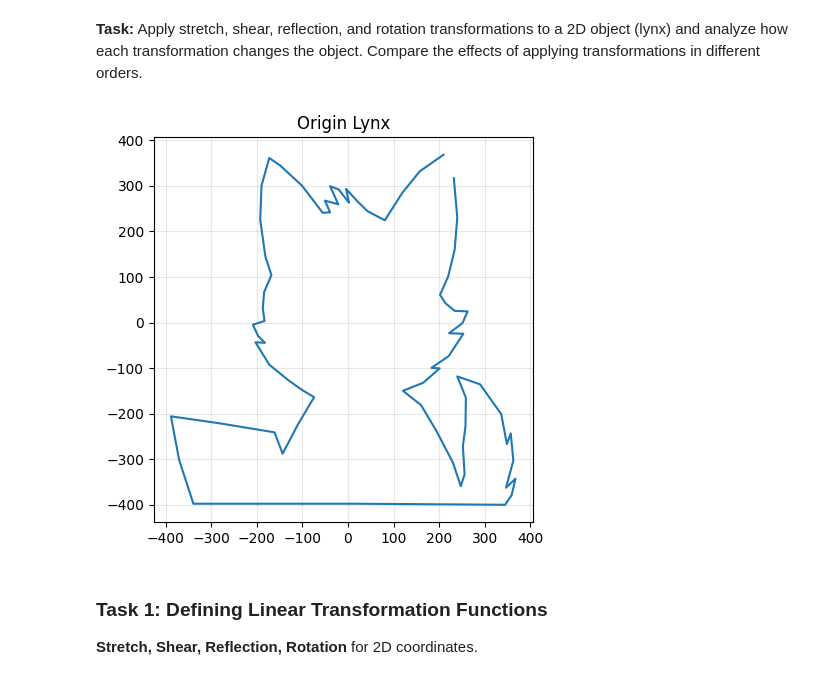
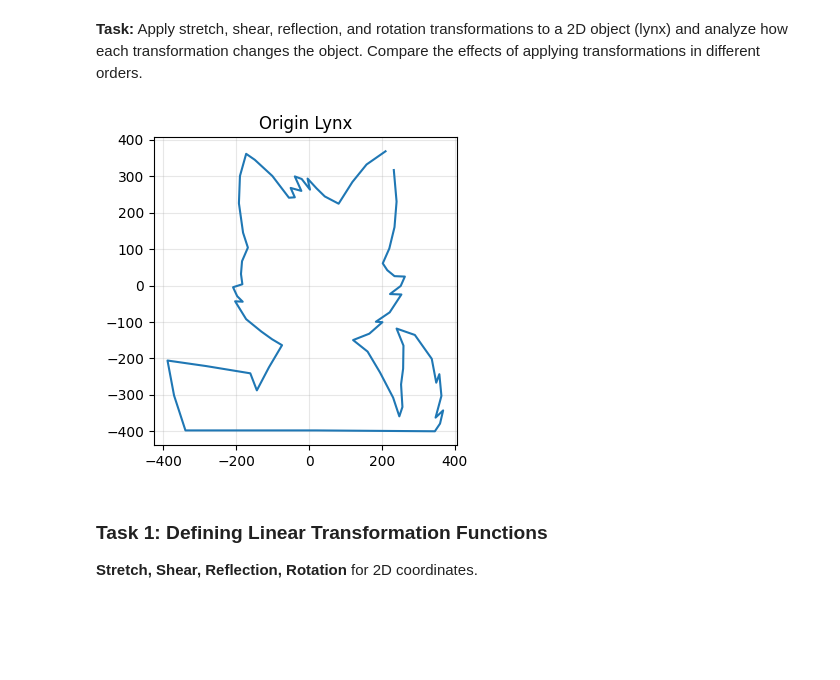
Before and after one commit to tmazko/Python_Labs_Applied_LA, a Jupyter notebook: Lab_1/ALA_Lab1_LT.ipynb, the cells around one changed output. Saved outputs shown, nothing was run; the diff lists cells and outputs as text; code cells hidden in the pictures; blank space fills up the shorter version.

```diff
--- a/Lab_1/ALA_Lab1_LT.ipynb
+++ b/Lab_1/ALA_Lab1_LT.ipynb
@@ -17,14 +17,14 @@ lynx = np.array([
 [-50.65, 267.84], [-39.29, 242.11], [-55.38, 240.94], [-100.83, 300.58], [-149.11, 345.03], [-172.78, 361.40], [-189.82, 300.58], [-192.66, 225.73], [-181.30, 145.03], [-168.05, 104.09], [-184.14, 66.67], [-186.98, 31.58], [-183.20, 3.51], [-208.76, -4.68], [-197.40, -29.24], [-182.25, -44.44], [-203.08, -43.27], [-172.78, -92.40], [-131.12, -126.32], [-101.78, -147.37], [-74.32, -163.74], [-110.30, -224.56], [-143.43, -287.72], [-161.42, -240.94], [-282.60, -221.05], [-388.64, -205.85], [-370.65, -301.75], [-339.41, -397.66], [18.46, -397.66], [345.09, -400.00], [359.29, -378.95], [367.81, -342.69], [346.98, -362.57], [363.08, -302.92], [357.40, -243.27], [348.88, -266.67], [336.57, -201.17], [290.18, -135.67], [240.00, -118.13], [258.93, -164.91], [257.99, -228.07], [252.31, -271.35], [256.09, -333.33], [247.57, -359.06], [230.53, -307.60], [194.56, -238.60], [160.47, -181.29], [120.71, -149.71], [165.21, -132.16], [201.18, -100.58], [183.20, -99.42], [221.07, -73.68], [253.25, -24.56], [222.01, -23.39], [251.36, -1.17], [262.72, 24.56], [234.32, 25.73], [214.44, 42.11], [202.13, 60.82], [220.12, 101.75], [234.32, 160.23], [240.00, 230.41], [232.43, 316.96]
 ])
 # %%
-plt.figure(figsize=(5, 5))
+plt.figure(figsize=(4, 4))
 plt.plot(lynx[:,0], lynx[:,1])
 plt.gca().set_aspect('equal')
 plt.grid(alpha=0.3)
 plt.title("Origin Lynx")
 plt.show()
 # %% [output]
-[figure, old version]
+[figure, new version]
 # %% [markdown]
 ### Task 1: Defining Linear Transformation Functions
 **Stretch, Shear, Reflection, Rotation** for 2D coordinates.
```
Also changed, not shown: parts of 1 cell of this notebook.
